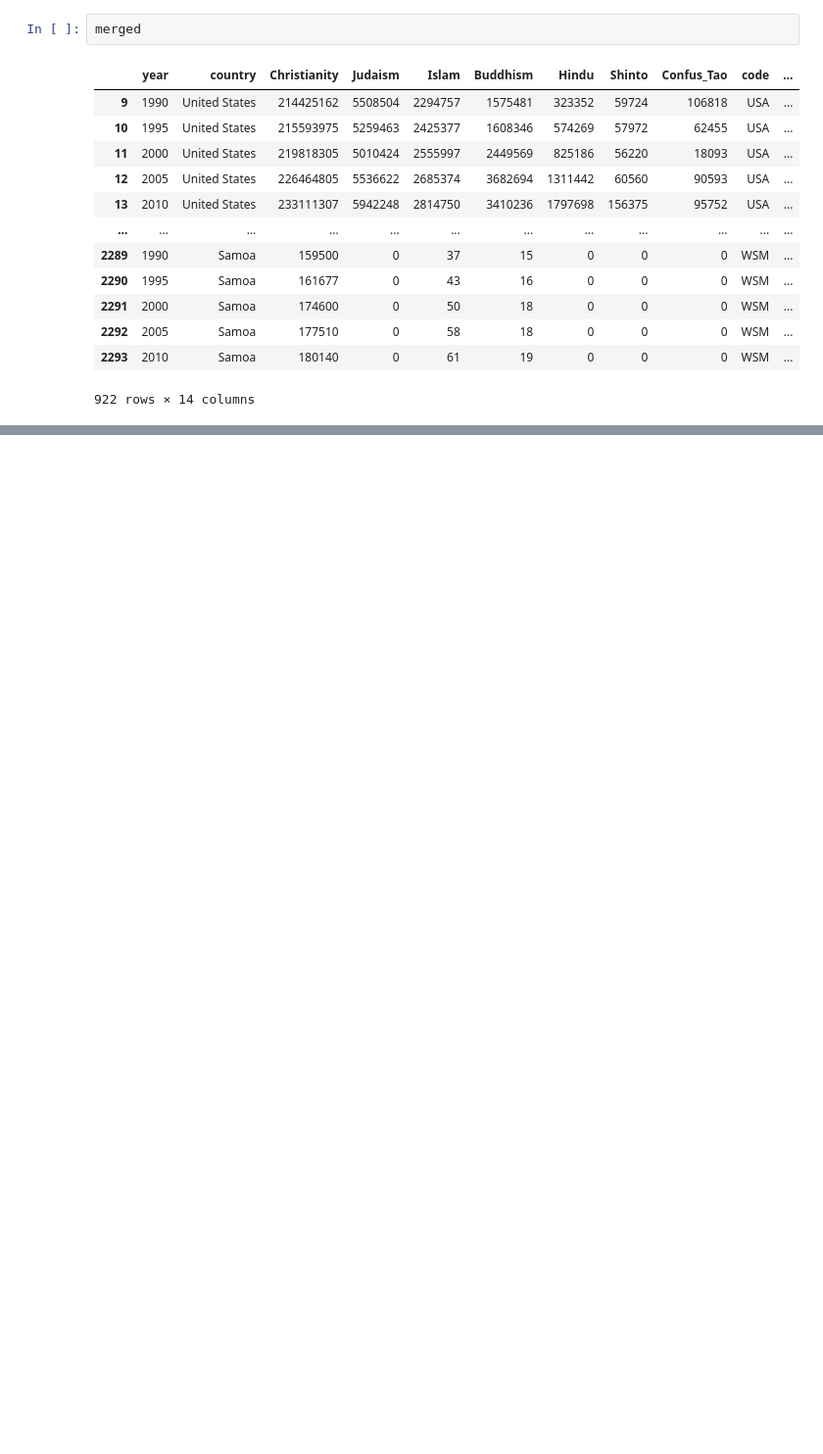
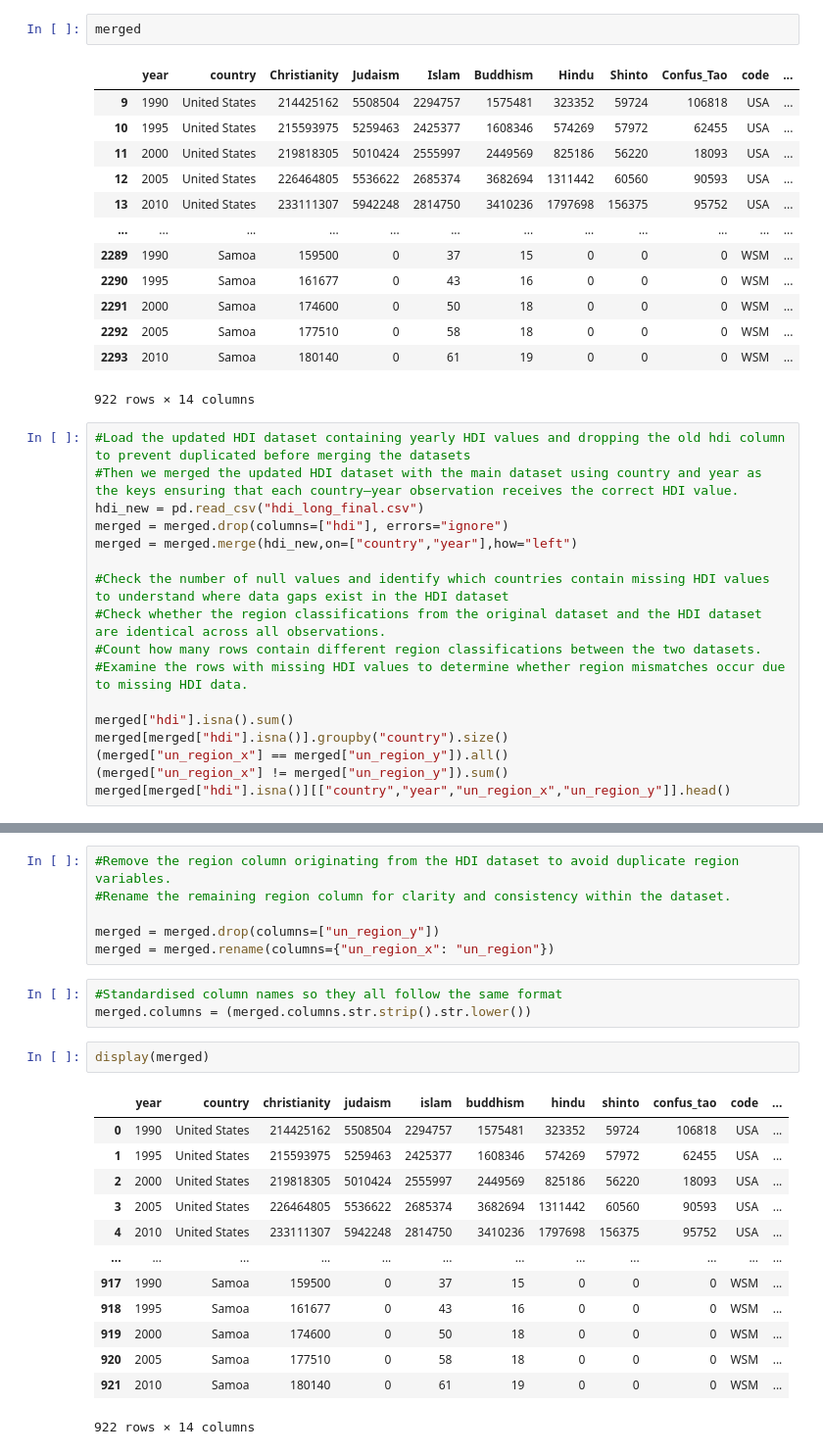
Before and after one commit to victoriacanoacha-source/first_project, a Jupyter notebook: data/clean/Final-dataset.ipynb, the cells around one changed output, grey strips where cells are left out. Shown at 98% size. Cells and saved outputs as stored; diff of their text form; blank space fills up the shorter version.

Commit message:
updated final dataset

```diff
--- a/data/clean/Final-dataset.ipynb
+++ b/data/clean/Final-dataset.ipynb
@@ -227,3 +225,20 @@ merged
 | 2292 | 2005 | Samoa | 177510 | 0 | 58 | 18 | 0 | 0 | 0 | WSM | ... |
 | 2293 | 2010 | Samoa | 180140 | 0 | 61 | 19 | 0 | 0 | 0 | WSM | ... |
 922 rows × 14 columns
+# %%
+#Load the updated HDI dataset containing yearly HDI values and dropping the old hdi column to prevent duplicated before merging the datasets
+#Then we merged the updated HDI dataset with the main dataset using country and year as the keys ensuring that each country–year observation receives the correct HDI value.
+hdi_new = pd.read_csv("hdi_long_final.csv")
+merged = merged.drop(columns=["hdi"], errors="ignore")
+merged = merged.merge(hdi_new,on=["country","year"],how="left")
+
+#Check the number of null values and identify which countries contain missing HDI values to understand where data gaps exist in the HDI dataset
+#Check whether the region classifications from the original dataset and the HDI dataset are identical across all observations.
+#Count how many rows contain different region classifications between the two datasets.
+#Examine the rows with missing HDI values to determine whether region mismatches occur due to missing HDI data.
+
+merged["hdi"].isna().sum()
+merged[merged["hdi"].isna()].groupby("country").size()
+(merged["un_region_x"] == merged["un_region_y"]).all()
+(merged["un_region_x"] != merged["un_region_y"]).sum()
+merged[merged["hdi"].isna()][["country","year","un_region_x","un_region_y"]].head()
@@ -229,0 +252,25 @@ merged
+# %%
+#Remove the region column originating from the HDI dataset to avoid duplicate region variables.
+#Rename the remaining region column for clarity and consistency within the dataset.
+
+merged = merged.drop(columns=["un_region_y"])
+merged = merged.rename(columns={"un_region_x": "un_region"})
+# %%
+#Standardised column names so they all follow the same format
+merged.columns = (merged.columns.str.strip().str.lower())
+# %%
+display(merged)
+# %% [output]
+|  | year | country | christianity | judaism | islam | buddhism | hindu | shinto | confus_tao | code | ... |
+| 0 | 1990 | United States | 214425162 | 5508504 | 2294757 | 1575481 | 323352 | 59724 | 106818 | USA | ... |
+| 1 | 1995 | United States | 215593975 | 5259463 | 2425377 | 1608346 | 574269 | 57972 | 62455 | USA | ... |
+| 2 | 2000 | United States | 219818305 | 5010424 | 2555997 | 2449569 | 825186 | 56220 | 18093 | USA | ... |
+| 3 | 2005 | United States | 226464805 | 5536622 | 2685374 | 3682694 | 1311442 | 60560 | 90593 | USA | ... |
+| 4 | 2010 | United States | 233111307 | 5942248 | 2814750 | 3410236 | 1797698 | 156375 | 95752 | USA | ... |
+| ... | ... | ... | ... | ... | ... | ... | ... | ... | ... | ... | ... |
+| 917 | 1990 | Samoa | 159500 | 0 | 37 | 15 | 0 | 0 | 0 | WSM | ... |
+| 918 | 1995 | Samoa | 161677 | 0 | 43 | 16 | 0 | 0 | 0 | WSM | ... |
+| 919 | 2000 | Samoa | 174600 | 0 | 50 | 18 | 0 | 0 | 0 | WSM | ... |
+| 920 | 2005 | Samoa | 177510 | 0 | 58 | 18 | 0 | 0 | 0 | WSM | ... |
+| 921 | 2010 | Samoa | 180140 | 0 | 61 | 19 | 0 | 0 | 0 | WSM | ... |
+922 rows × 14 columns
```
Also changed, not shown: parts of 14 cells of this notebook, 7 other files.
